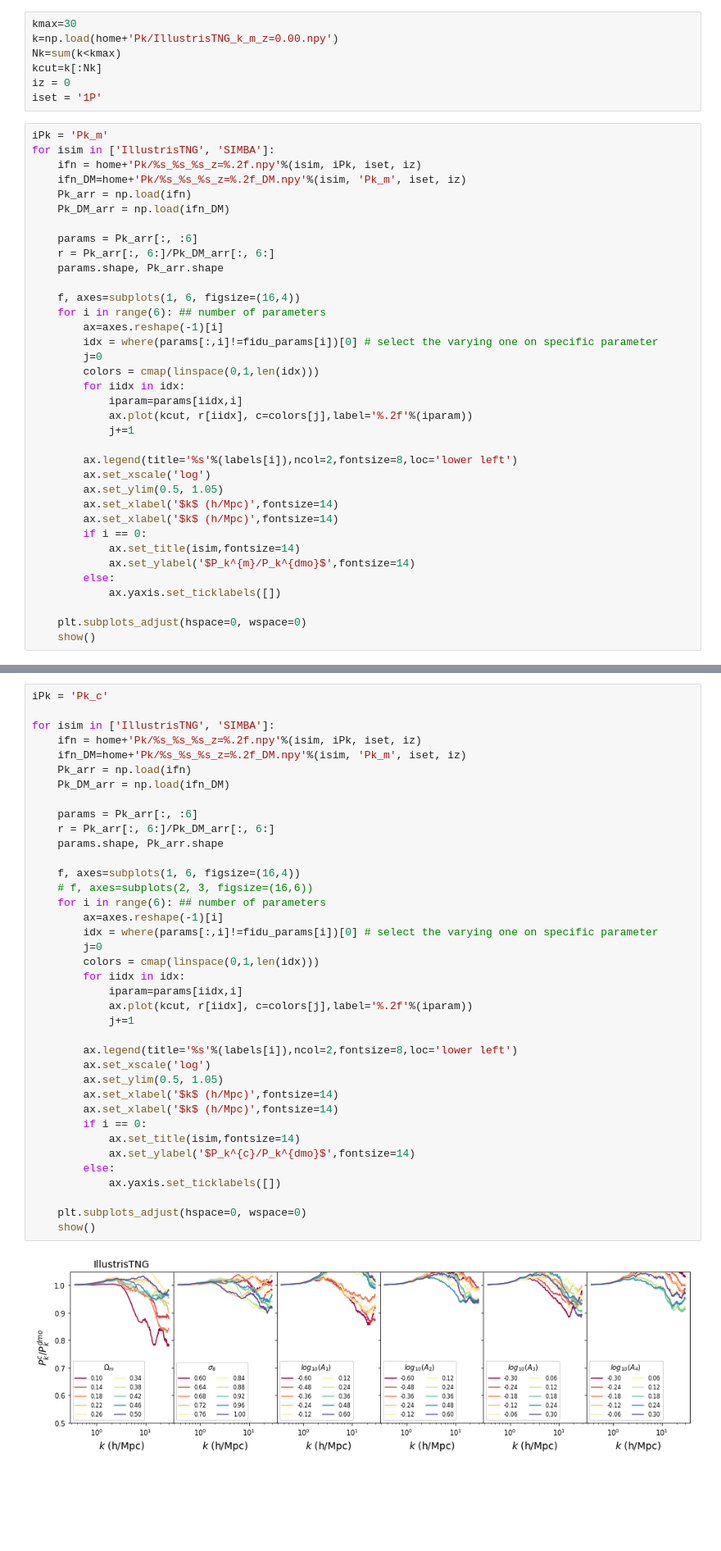
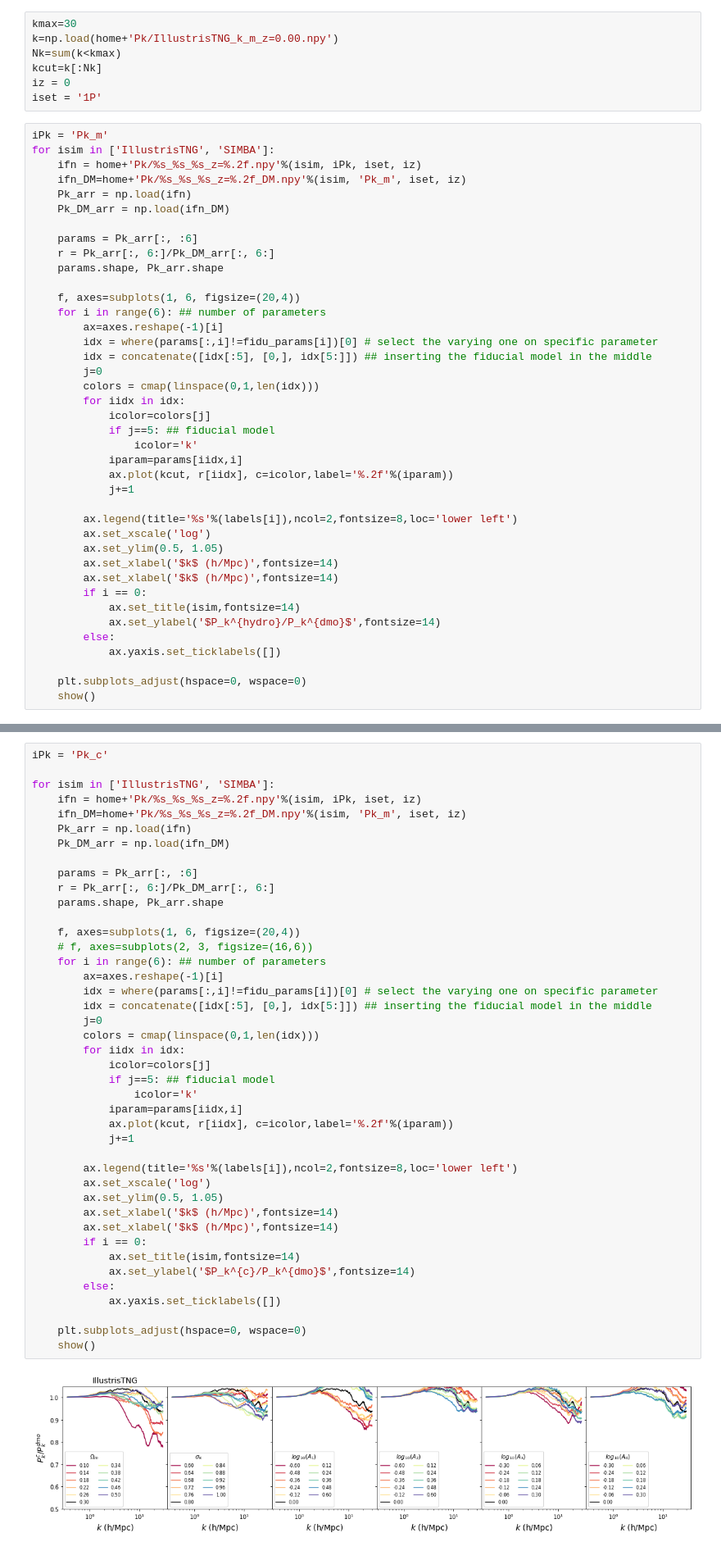
Before and after one commit to liuxx479/cosmo_dep_feedback, a Jupyter notebook: Pk_1P.ipynb, the cells around one changed output, grey strips where cells are left out. Shown at 82% size. Cells and saved outputs as stored; diff of their text form; blank space fills up the shorter version.

```diff
--- a/Pk_1P.ipynb
+++ b/Pk_1P.ipynb
@@ -45,15 +45,19 @@ for isim in ['IllustrisTNG', 'SIMBA']:
     r = Pk_arr[:, 6:]/Pk_DM_arr[:, 6:]
     params.shape, Pk_arr.shape
 
-    f, axes=subplots(1, 6, figsize=(16,4))
+    f, axes=subplots(1, 6, figsize=(20,4))
     for i in range(6): ## number of parameters
         ax=axes.reshape(-1)[i]
         idx = where(params[:,i]!=fidu_params[i])[0] # select the varying one on specific parameter
+        idx = concatenate([idx[:5], [0,], idx[5:]]) ## inserting the fiducial model in the middle
         j=0
         colors = cmap(linspace(0,1,len(idx)))
         for iidx in idx:
+            icolor=colors[j]
+            if j==5: ## fiducial model
+                icolor='k'
             iparam=params[iidx,i]
-            ax.plot(kcut, r[iidx], c=colors[j],label='%.2f'%(iparam))
+            ax.plot(kcut, r[iidx], c=icolor,label='%.2f'%(iparam))
             j+=1
 
         ax.legend(title='%s'%(labels[i]),ncol=2,fontsize=8,loc='lower left')
@@ -63,7 +67,7 @@ for isim in ['IllustrisTNG', 'SIMBA']:
         ax.set_xlabel('$k$ (h/Mpc)',fontsize=14)
         if i == 0:
             ax.set_title(isim,fontsize=14)
-            ax.set_ylabel('$P_k^{m}/P_k^{dmo}$',fontsize=14)
+            ax.set_ylabel('$P_k^{hydro}/P_k^{dmo}$',fontsize=14)
         else:
             ax.yaxis.set_ticklabels([])
 
@@ -82,33 +86,37 @@ for isim in ['IllustrisTNG', 'SIMBA']:
     Pk_DM_arr = np.load(ifn_DM)
 
     params = Pk_arr[:, :6]
     r = Pk_arr[:, 6:]/Pk_DM_arr[:, 6:]
     params.shape, Pk_arr.shape
 
-    f, axes=subplots(1, 6, figsize=(16,4))
+    f, axes=subplots(1, 6, figsize=(20,4))
     # f, axes=subplots(2, 3, figsize=(16,6))
     for i in range(6): ## number of parameters
         ax=axes.reshape(-1)[i]
         idx = where(params[:,i]!=fidu_params[i])[0] # select the varying one on specific parameter
+        idx = concatenate([idx[:5], [0,], idx[5:]]) ## inserting the fiducial model in the middle
         j=0
         colors = cmap(linspace(0,1,len(idx)))
         for iidx in idx:
+            icolor=colors[j]
+            if j==5: ## fiducial model
+                icolor='k'
             iparam=params[iidx,i]
-            ax.plot(kcut, r[iidx], c=colors[j],label='%.2f'%(iparam))
+            ax.plot(kcut, r[iidx], c=icolor,label='%.2f'%(iparam))
             j+=1
 
         ax.legend(title='%s'%(labels[i]),ncol=2,fontsize=8,loc='lower left')
         ax.set_xscale('log')
         ax.set_ylim(0.5, 1.05)
         ax.set_xlabel('$k$ (h/Mpc)',fontsize=14)
         ax.set_xlabel('$k$ (h/Mpc)',fontsize=14)
         if i == 0:
             ax.set_title(isim,fontsize=14)
             ax.set_ylabel('$P_k^{c}/P_k^{dmo}$',fontsize=14)
         else:
             ax.yaxis.set_ticklabels([])
 
     plt.subplots_adjust(hspace=0, wspace=0)
     show()
 # %% [output]
-[figure, old version]
+[figure, new version]
```
Also changed, not shown: parts of 6 cells of this notebook.
